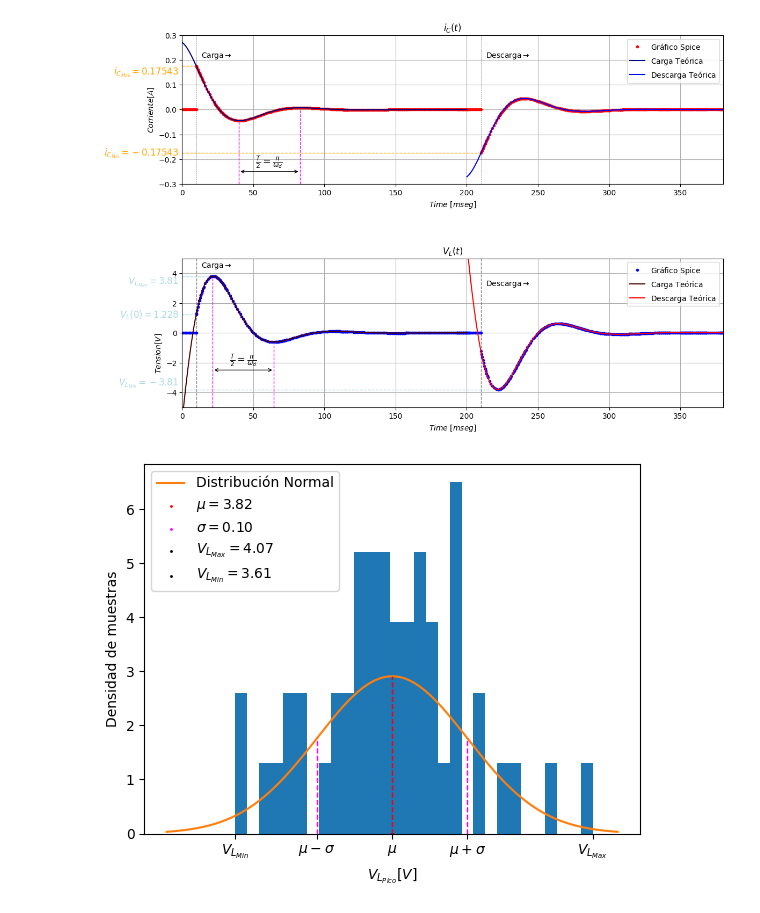
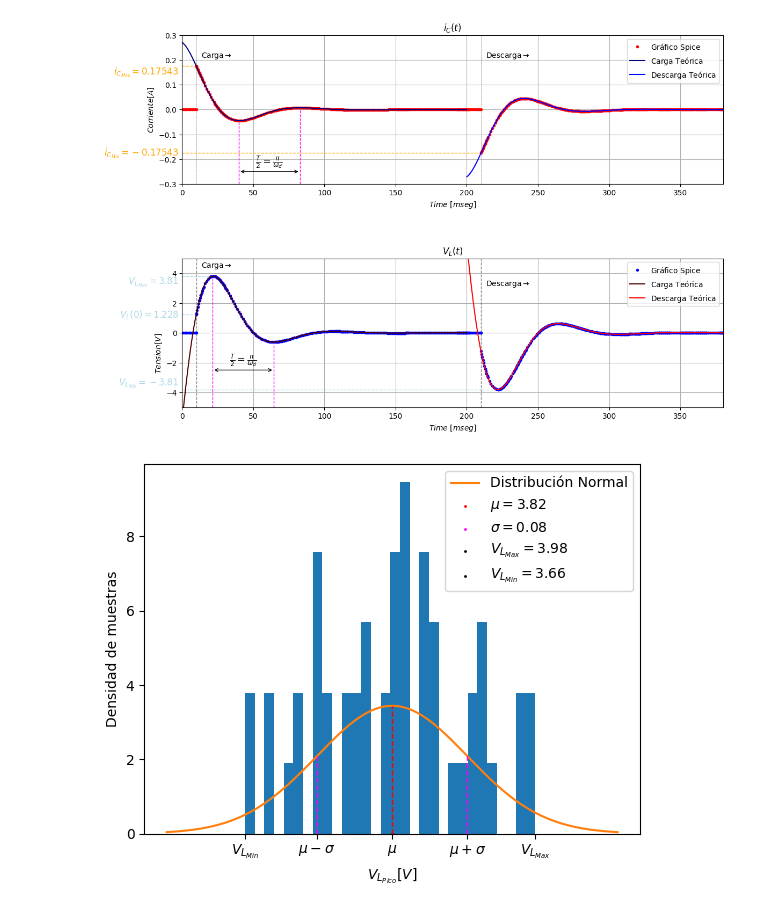
Before and after one commit to NicoBeade/tp_final_electrotecnia, a Jupyter notebook: LTSpice/Graficos Spice.ipynb, the cells around one changed output. Drawn from its saved outputs; the diff is of its cells as text; code cells hidden in the pictures.

Commit message:
HISTOGRAM ANALYSIS

```diff
--- a/LTSpice/Graficos Spice.ipynb
+++ b/LTSpice/Graficos Spice.ipynb
@@ -233,7 +233,7 @@ import os
 from scipy.stats import norm
 
 #------------Load the signals from the .raw file
-raw_file = 'Montecarlo_Completo\\Simulacion_SPICE_Montecarlo_Completo.raw'
+raw_file = 'Montecarlo_R3\\Simulacion_SPICE_Montecarlo_R3.raw'
 l = ltspice.Ltspice(raw_file)
 # Make sure that the .raw file is located in the correct path
 l.parse()
@@ -262,35 +262,35 @@ counts, bins, _ = plt.hist(V_l_max, bins = 30, density = True)
 
 # Calcula la media y la desviación estándar
 media = (1/l.case_count) * np.sum(V_l_max)
 str_media = "{:.2f}".format(media)
 desvio = np.sqrt((1/(l.case_count -1)) * np.sum((V_l_max - media) ** 2))
 str_desvio = "{:.2f}".format(desvio)
 t = np.linspace(media - desvio * 3, media + desvio * 3, 1000)
 dist_normal = (1/(desvio * 2 * np.sqrt(np.pi))) * np.exp(-(t-media)**2/(2*desvio**2))
 plt.plot(t, dist_normal, label = 'Distribución Normal')
 
 # Anotaciones
 plt.plot([media, media], [0, (1/(desvio * 2 * np.sqrt(np.pi)))], linestyle = '--', linewidth = 1,  color = 'red')
 plt.scatter(media, 0, color='red', s = 1, label='$\mu = $' + str_media)
 x_ticks = [media, media + desvio, media - desvio, max(V_l_max), min(V_l_max)]
 x_labels = ["$\mu$", "$\mu + \sigma$", "$\mu - \sigma$", "$V_{L_{Max}}$", "$V_{L_{Min}}$"]
 plt.xticks(x_ticks, x_labels)
 plt.plot([media - desvio, media - desvio], [0, (1/(desvio * 2 * np.sqrt(np.pi))) * np.exp(-desvio**2/(2*desvio**2))], linestyle = '--', linewidth = 1,  color = 'magenta')
 plt.plot([media + desvio, media + desvio], [0, (1/(desvio * 2 * np.sqrt(np.pi))) * np.exp(-desvio**2/(2*desvio**2))], linestyle = '--', linewidth = 1,  color = 'magenta')
 plt.scatter(media, 0, color='magenta', s = 1, label='$\sigma = $' + str_desvio)
 plt.scatter(media, 0, color='black', s = 1, label='$V_{L_{Max}} = $' + "{:.2f}".format(max(V_l_max)))
 plt.scatter(media, 0, color='black', s = 1, label='$V_{L_{Min}} = $' + "{:.2f}".format(min(V_l_max)))
 
 plt.xlabel("$V_{L_{Pico}} [V]$")
 plt.ylabel("Densidad de muestras")
 
 plt.legend()
 
-plt.savefig('HIstograma V_L.pdf', format='pdf')
+plt.savefig('Graficos\\Histograma R3 V_L.pdf', format='pdf')
 
 plt.show()
 # %% [output]
-[figure, old version]
+[figure, new version]
 # %%
 import ltspice
 import numpy as np
```
Also changed, not shown: parts of 1 cell of this notebook, 7 other files.
